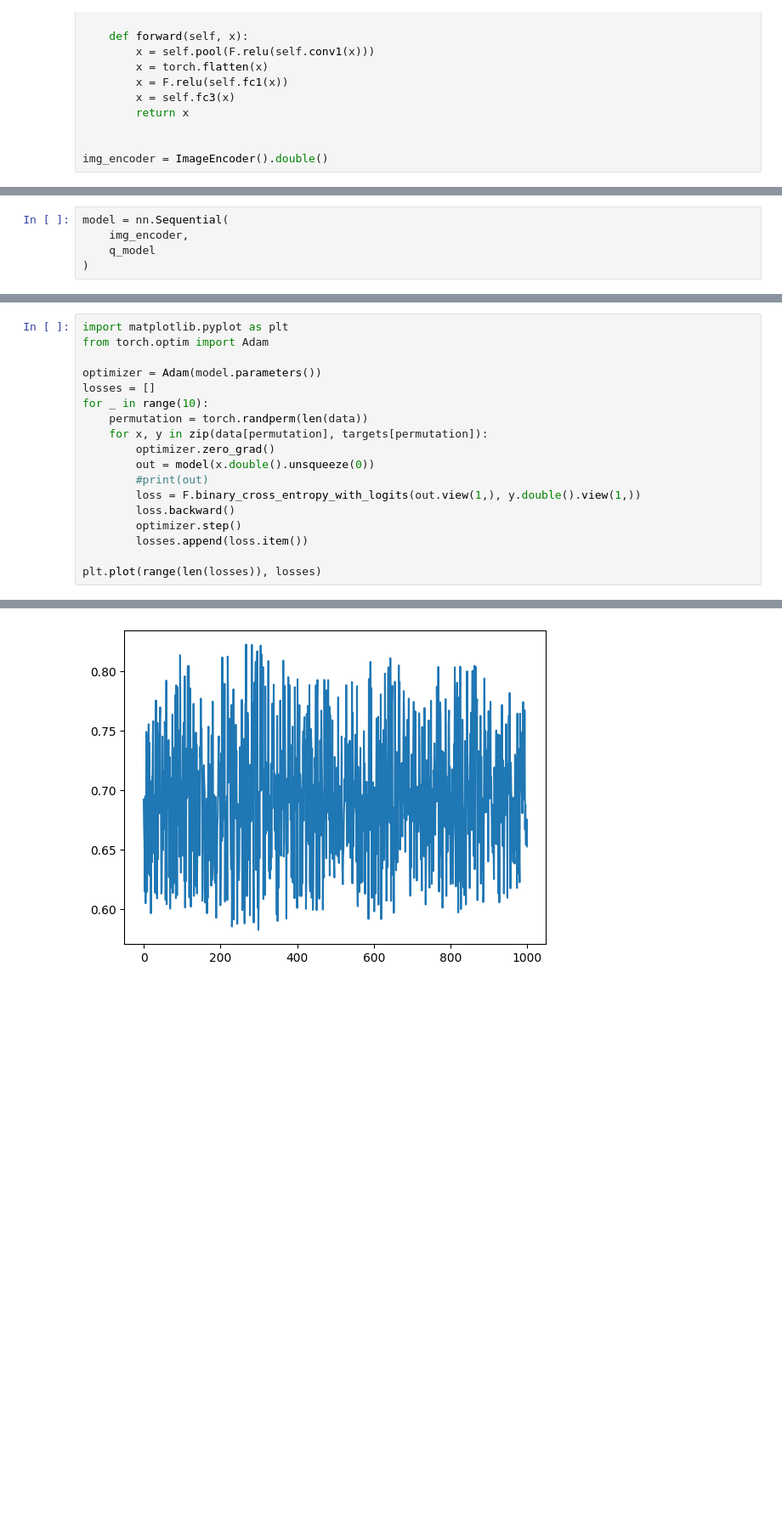
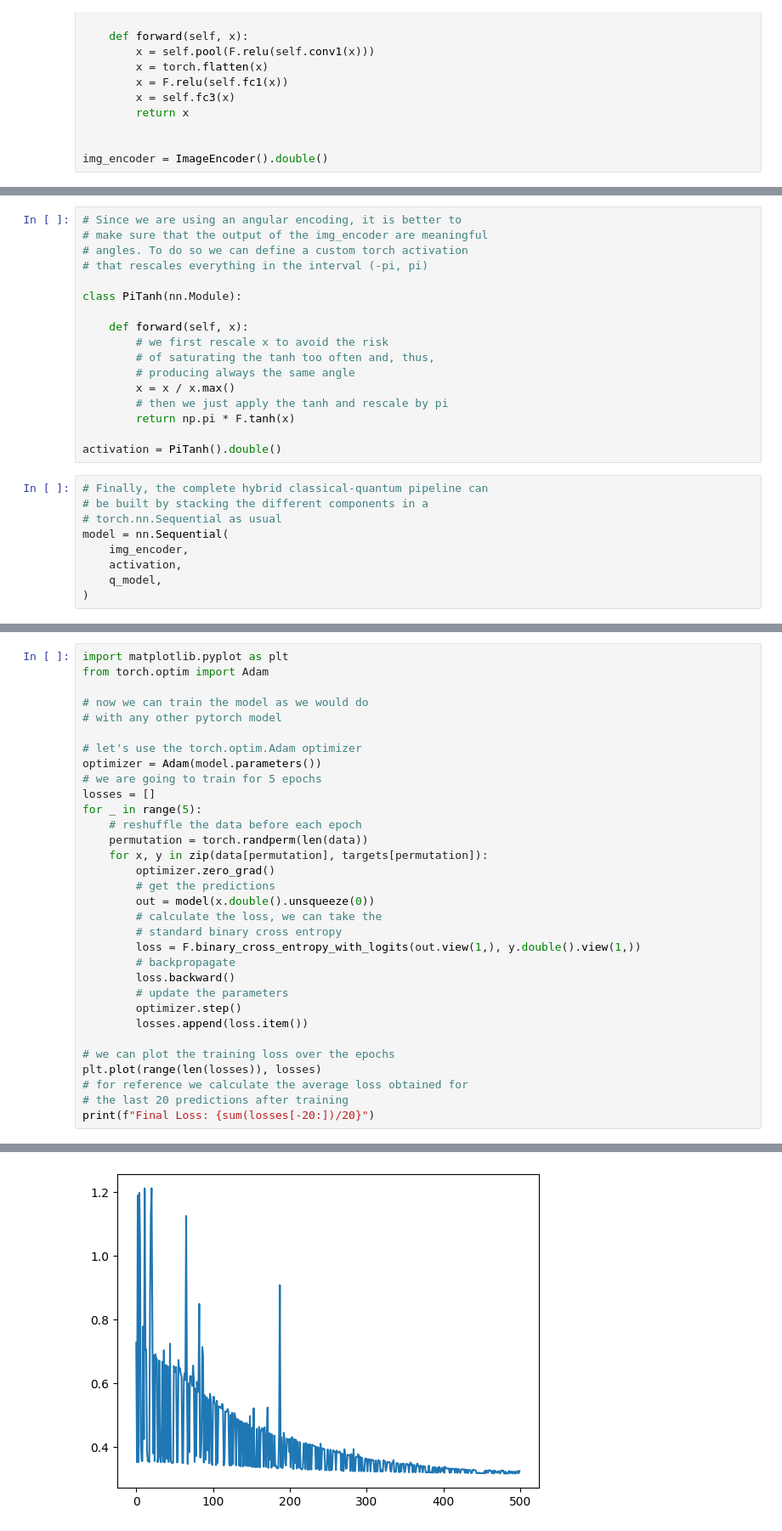
Before and after one commit to qiboteam/qiboml, a Jupyter notebook: tutorials/binary_mnist.ipynb, the cells around one changed output, grey strips where cells are left out. Shown at 85% size. Cells and saved outputs as stored; diff of their text form; blank space fills up the shorter version.

Commit message:
fix: fixed the notebook by adding custom activation

```diff
--- a/tutorials/binary_mnist.ipynb
+++ b/tutorials/binary_mnist.ipynb
@@ -101,6 +108,27 @@ q1: ─RY─RZ─RY─RZ─
+# %%
+# Since we are using an angular encoding, it is better to
+# make sure that the output of the img_encoder are meaningful
+# angles. To do so we can define a custom torch activation
+# that rescales everything in the interval (-pi, pi)
+
+class PiTanh(nn.Module):
+
+    def forward(self, x):
+        # we first rescale x to avoid the risk
+        # of saturating the tanh too often and, thus,
+        # producing always the same angle
+        x = x / x.max()
+        # then we just apply the tanh and rescale by pi
+        return np.pi * F.tanh(x)
+
+activation = PiTanh().double()
 # %%
+# Finally, the complete hybrid classical-quantum pipeline can
+# be built by stacking the different components in a
+# torch.nn.Sequential as usual
 model = nn.Sequential(
     img_encoder,
-    q_model
+    activation,
+    q_model,
 )
 # %%
@@ -115,18 +146,32 @@ tensor(0.6555)
 import matplotlib.pyplot as plt
 from torch.optim import Adam
 
+# now we can train the model as we would do
+# with any other pytorch model
+
+# let's use the torch.optim.Adam optimizer
 optimizer = Adam(model.parameters())
+# we are going to train for 5 epochs
 losses = []
-for _ in range(10):
+for _ in range(5):
+    # reshuffle the data before each epoch
     permutation = torch.randperm(len(data))
     for x, y in zip(data[permutation], targets[permutation]):
         optimizer.zero_grad()
+        # get the predictions
         out = model(x.double().unsqueeze(0))
-        #print(out)
+        # calculate the loss, we can take the
+        # standard binary cross entropy
         loss = F.binary_cross_entropy_with_logits(out.view(1,), y.double().view(1,))
+        # backpropagate
         loss.backward()
+        # update the parameters
         optimizer.step()
         losses.append(loss.item())
 
+# we can plot the training loss over the epochs
 plt.plot(range(len(losses)), losses)
+# for reference we calculate the average loss obtained for
+# the last 20 predictions after training
+print(f"Final Loss: {sum(losses[-20:])/20}")
 # %% [output]
@@ -134,2 +179,2 @@ plt.plot(range(len(losses)), losses)
-[figure, old version]
+[figure, new version]
 # %%
```
Also changed, not shown: parts of 4 cells of this notebook.
